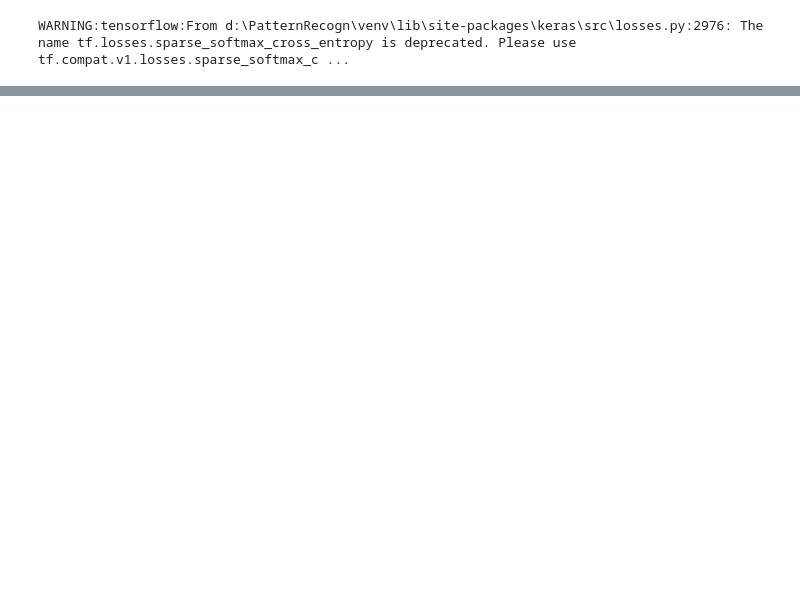
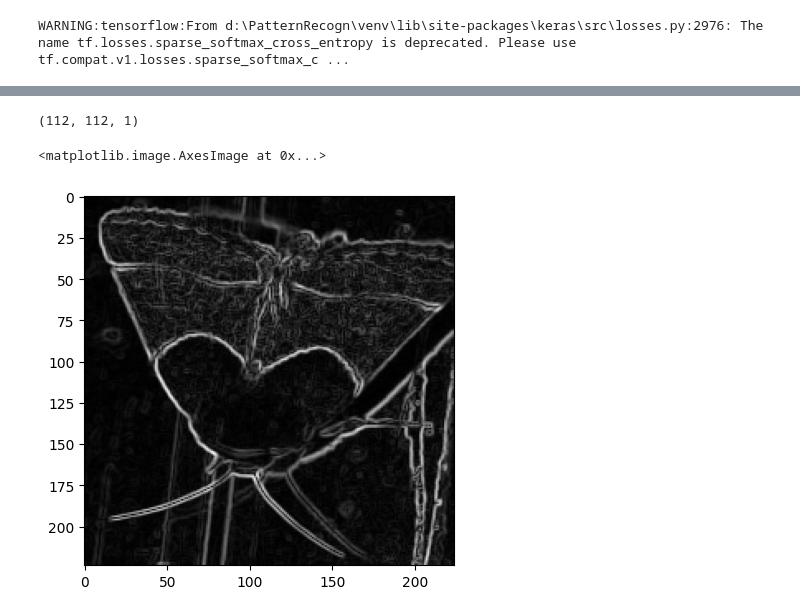
Before and after one commit to KonnorKennuey/PatternRecognition, a Jupyter notebook: KT1.ipynb, the cells around one changed output, grey strips where cells are left out. Cells and saved outputs as stored; diff of their text form; code cells hidden in the pictures; blank space fills up the shorter version.

```diff
--- a/KT1.ipynb
+++ b/KT1.ipynb
@@ -56,2 +127,18 @@ for i in a.values:
+# %%
+pix = np.array(torch.transpose(X_train[0],0,2))
+# %%
+s.shape
+# %% [output]
+(112, 112, 1)
+# %%
+input_shape = pix.shape
+new_shape = input_shape[1], input_shape[0]
+result = skimage.filters.prewitt(pix)
+
+# первоначальное изображение
+plt.imshow(result, cmap=plt.cm.gray, aspect='equal')
+# %% [output]
+<matplotlib.image.AxesImage at 0x...>
+[figure, added]
 # %%
 train_dataset = torch.utils.data.TensorDataset(torch.Tensor(torch.stack(X_train, dim = 0)).float(), torch.Tensor(Y_train).float())
```
Also changed, not shown: parts of 23 cells of this notebook, 1 other file.
